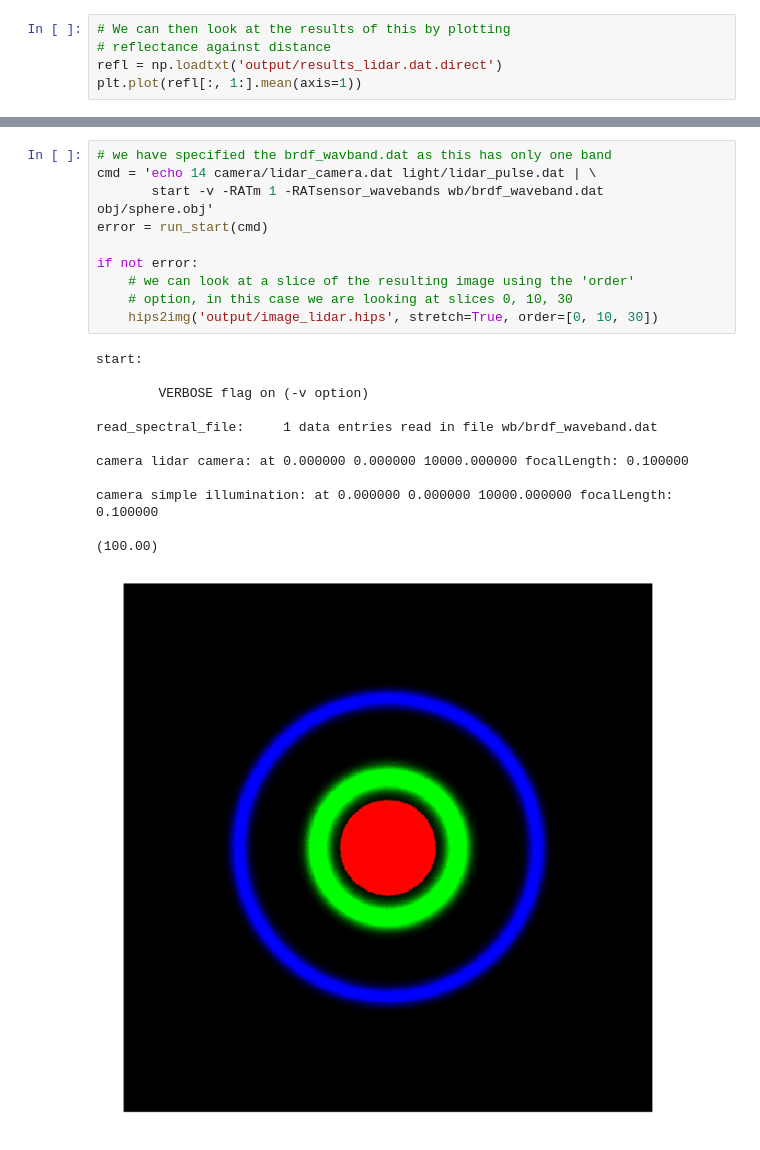
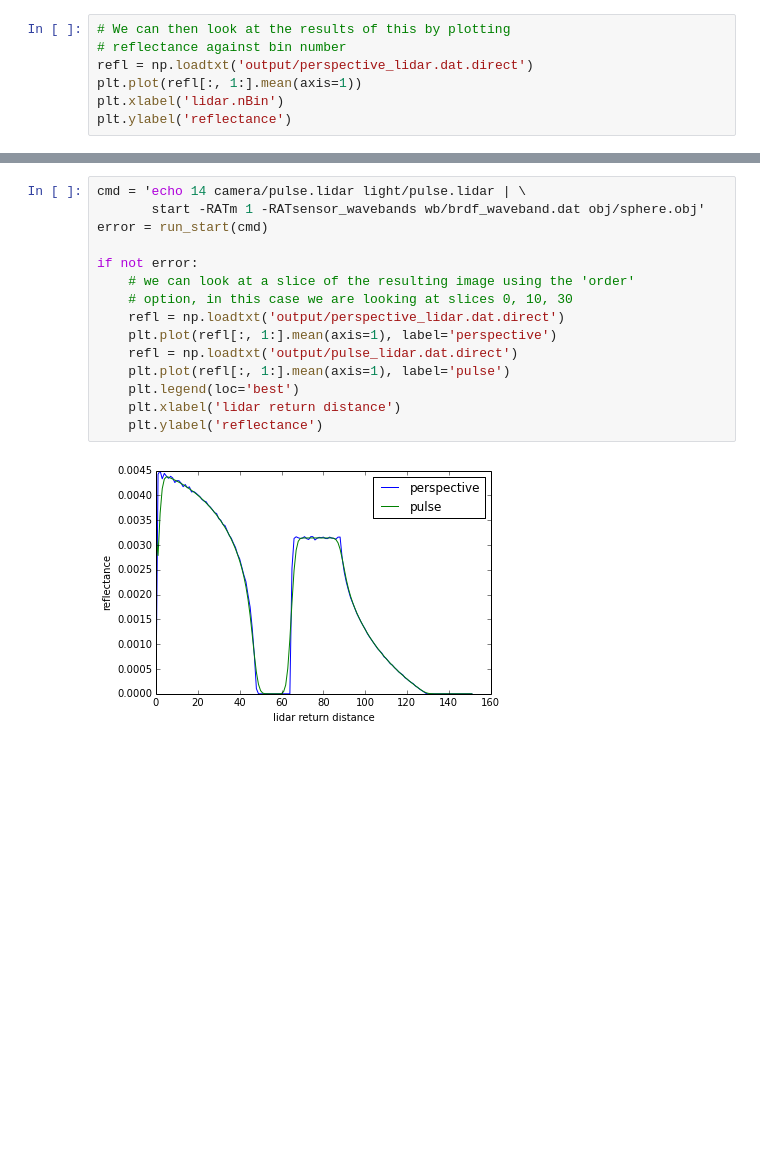
Before and after one commit to philwilkes/librat_in_jupyter, a Jupyter notebook: 4.1_a_simple_height_map.ipynb, the cells around one changed output, grey strips where cells are left out. Drawn from its saved outputs; the diff is of its cells as text; blank space fills up the shorter version.

Commit message:
Fixed perspective problem

```diff
--- a/4.1_a_simple_height_map.ipynb
+++ b/4.1_a_simple_height_map.ipynb
@@ -74,6 +72,8 @@ camera simple illumination: orthographic at  0.000000 0.000000 10000.000000 look
 # %%
 # We can then look at the results of this by plotting
-# reflectance against distance
-refl = np.loadtxt('output/results_lidar.dat.direct')
+# reflectance against bin number
+refl = np.loadtxt('output/perspective_lidar.dat.direct')
 plt.plot(refl[:, 1:].mean(axis=1))
+plt.xlabel('lidar.nBin')
+plt.ylabel('reflectance')
 # %% [output]
@@ -82,23 +106,17 @@ plt.plot(refl[:, 1:].mean(axis=1))
 # %%
-# we have specified the brdf_wavband.dat as this has only one band
-cmd = 'echo 14 camera/lidar_camera.dat light/lidar_pulse.dat | \
-       start -v -RATm 1 -RATsensor_wavebands wb/brdf_waveband.dat obj/sphere.obj'
+cmd = 'echo 14 camera/pulse.lidar light/pulse.lidar | \
+       start -RATm 1 -RATsensor_wavebands wb/brdf_waveband.dat obj/sphere.obj'
 error = run_start(cmd)
 
 if not error:
     # we can look at a slice of the resulting image using the 'order'
     # option, in this case we are looking at slices 0, 10, 30
-    hips2img('output/image_lidar.hips', stretch=True, order=[0, 10, 30])
+    refl = np.loadtxt('output/perspective_lidar.dat.direct')
+    plt.plot(refl[:, 1:].mean(axis=1), label='perspective')
+    refl = np.loadtxt('output/pulse_lidar.dat.direct')
+    plt.plot(refl[:, 1:].mean(axis=1), label='pulse')
+    plt.legend(loc='best')
+    plt.xlabel('lidar return distance')
+    plt.ylabel('reflectance')
 # %% [output]
-start:
-
-        VERBOSE flag on (-v option)
-
-read_spectral_file:     1 data entries read in file wb/brdf_waveband.dat
-
-camera lidar camera: at 0.000000 0.000000 10000.000000 focalLength: 0.100000
-
-camera simple illumination: at 0.000000 0.000000 10000.000000 focalLength: 0.100000
-
-(100.00)
-[figure, old version]
+[figure, new version]
```
Also changed, not shown: parts of 11 cells of this notebook, 1 other file.
